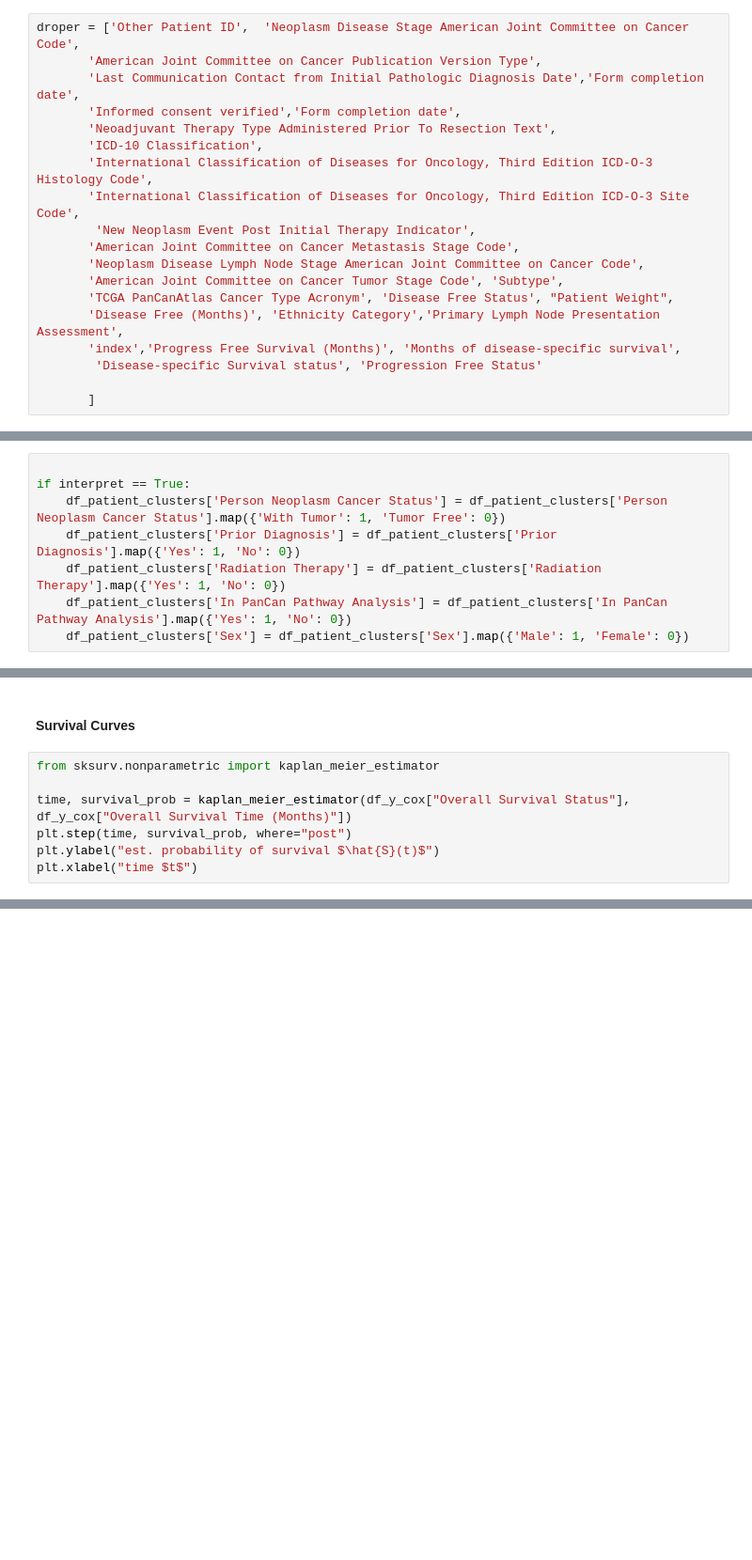
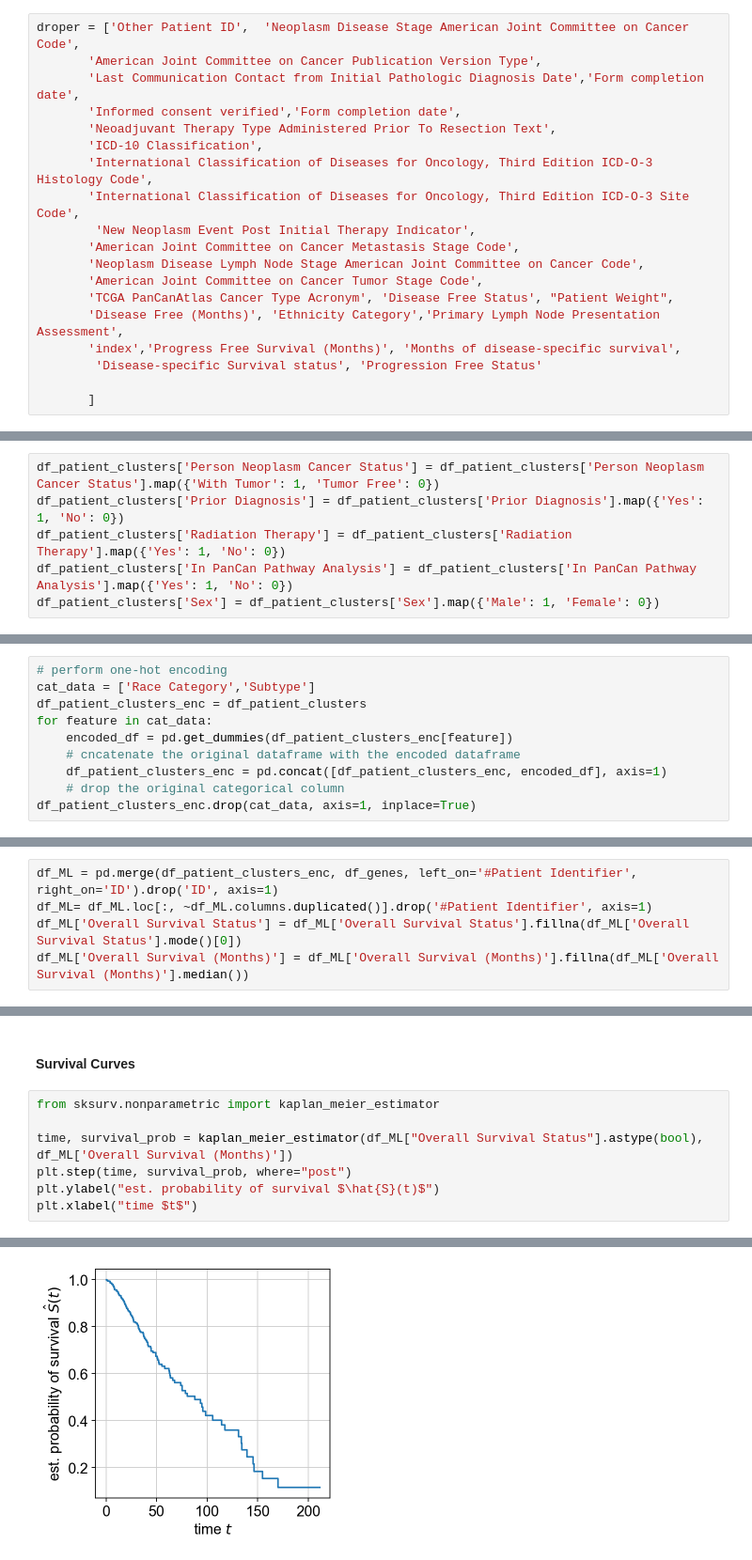
Before and after one commit to qmss5052/msk-2023, a Jupyter notebook: Survival analysis_zscores.ipynb, the cells around one changed output, grey strips where cells are left out. Shown at 94% size. Cells and saved outputs as stored; diff of their text form; blank space fills up the shorter version.

```diff
--- a/Survival analysis_zscores.ipynb
+++ b/Survival analysis_zscores.ipynb
@@ -266,7 +242,7 @@ droper = ['Other Patient ID',  'Neoplasm Disease Stage American Joint Committee
         'New Neoplasm Event Post Initial Therapy Indicator',
        'American Joint Committee on Cancer Metastasis Stage Code',
        'Neoplasm Disease Lymph Node Stage American Joint Committee on Cancer Code',
-       'American Joint Committee on Cancer Tumor Stage Code', 'Subtype',
+       'American Joint Committee on Cancer Tumor Stage Code',
        'TCGA PanCanAtlas Cancer Type Acronym', 'Disease Free Status', "Patient Weight",
        'Disease Free (Months)', 'Ethnicity Category','Primary Lymph Node Presentation Assessment',
        'index','Progress Free Survival (Months)', 'Months of disease-specific survival',
@@ -305,8 +265,6 @@ interpret = True
 # %%
-
-if interpret == True:
-    df_patient_clusters['Person Neoplasm Cancer Status'] = df_patient_clusters['Person Neoplasm Cancer Status'].map({'With Tumor': 1, 'Tumor Free': 0})
-    df_patient_clusters['Prior Diagnosis'] = df_patient_clusters['Prior Diagnosis'].map({'Yes': 1, 'No': 0})
-    df_patient_clusters['Radiation Therapy'] = df_patient_clusters['Radiation Therapy'].map({'Yes': 1, 'No': 0})
-    df_patient_clusters['In PanCan Pathway Analysis'] = df_patient_clusters['In PanCan Pathway Analysis'].map({'Yes': 1, 'No': 0})
-    df_patient_clusters['Sex'] = df_patient_clusters['Sex'].map({'Male': 1, 'Female': 0})
+df_patient_clusters['Person Neoplasm Cancer Status'] = df_patient_clusters['Person Neoplasm Cancer Status'].map({'With Tumor': 1, 'Tumor Free': 0})
+df_patient_clusters['Prior Diagnosis'] = df_patient_clusters['Prior Diagnosis'].map({'Yes': 1, 'No': 0})
+df_patient_clusters['Radiation Therapy'] = df_patient_clusters['Radiation Therapy'].map({'Yes': 1, 'No': 0})
+df_patient_clusters['In PanCan Pathway Analysis'] = df_patient_clusters['In PanCan Pathway Analysis'].map({'Yes': 1, 'No': 0})
+df_patient_clusters['Sex'] = df_patient_clusters['Sex'].map({'Male': 1, 'Female': 0})
@@ -322,3 +271,13 @@ df_patient_clusters.head()
+# %%
+# perform one-hot encoding
+cat_data = ['Race Category','Subtype']
+df_patient_clusters_enc = df_patient_clusters
+for feature in cat_data:
+    encoded_df = pd.get_dummies(df_patient_clusters_enc[feature])
+    # cncatenate the original dataframe with the encoded dataframe
+    df_patient_clusters_enc = pd.concat([df_patient_clusters_enc, encoded_df], axis=1)
+    # drop the original categorical column
+df_patient_clusters_enc.drop(cat_data, axis=1, inplace=True)
 # %%
 df_genes = df_clean
 df_genes['ID'] = df_genes.index.str[:-3]
@@ -341 +285,6 @@ df_ML= df_ML.loc[:, ~df_ML.columns.duplicated()].drop('#Patient Identifier', axi
+# %%
+df_ML = pd.merge(df_patient_clusters_enc, df_genes, left_on='#Patient Identifier', right_on='ID').drop('ID', axis=1)
+df_ML= df_ML.loc[:, ~df_ML.columns.duplicated()].drop('#Patient Identifier', axis=1)
+df_ML['Overall Survival Status'] = df_ML['Overall Survival Status'].fillna(df_ML['Overall Survival Status'].mode()[0])
+df_ML['Overall Survival (Months)'] = df_ML['Overall Survival (Months)'].fillna(df_ML['Overall Survival (Months)'].median())
 # %% [markdown]
@@ -589,7 +453,8 @@ ax.grid(True)
 # %%
 from sksurv.nonparametric import kaplan_meier_estimator
 
-time, survival_prob = kaplan_meier_estimator(df_y_cox["Overall Survival Status"], df_y_cox["Overall Survival Time (Months)"])
+time, survival_prob = kaplan_meier_estimator(df_ML["Overall Survival Status"].astype(bool), df_ML['Overall Survival (Months)'])
 plt.step(time, survival_prob, where="post")
 plt.ylabel("est. probability of survival $\hat{S}(t)$")
 plt.xlabel("time $t$")
+# %% [output]
@@ -595,0 +462 @@ plt.xlabel("time $t$")
+[figure, added]
```
Also changed, not shown: parts of 69 cells of this notebook, 1 other file.
